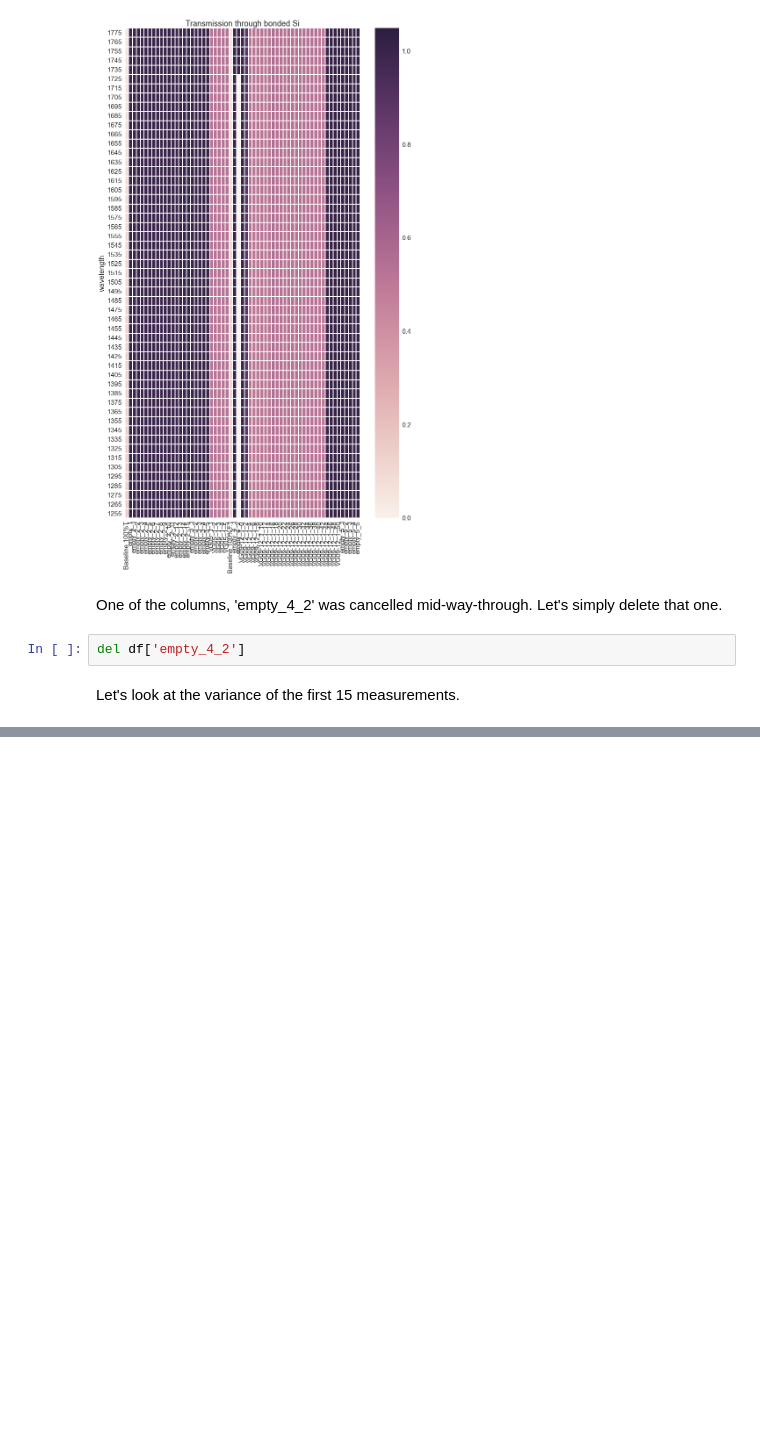
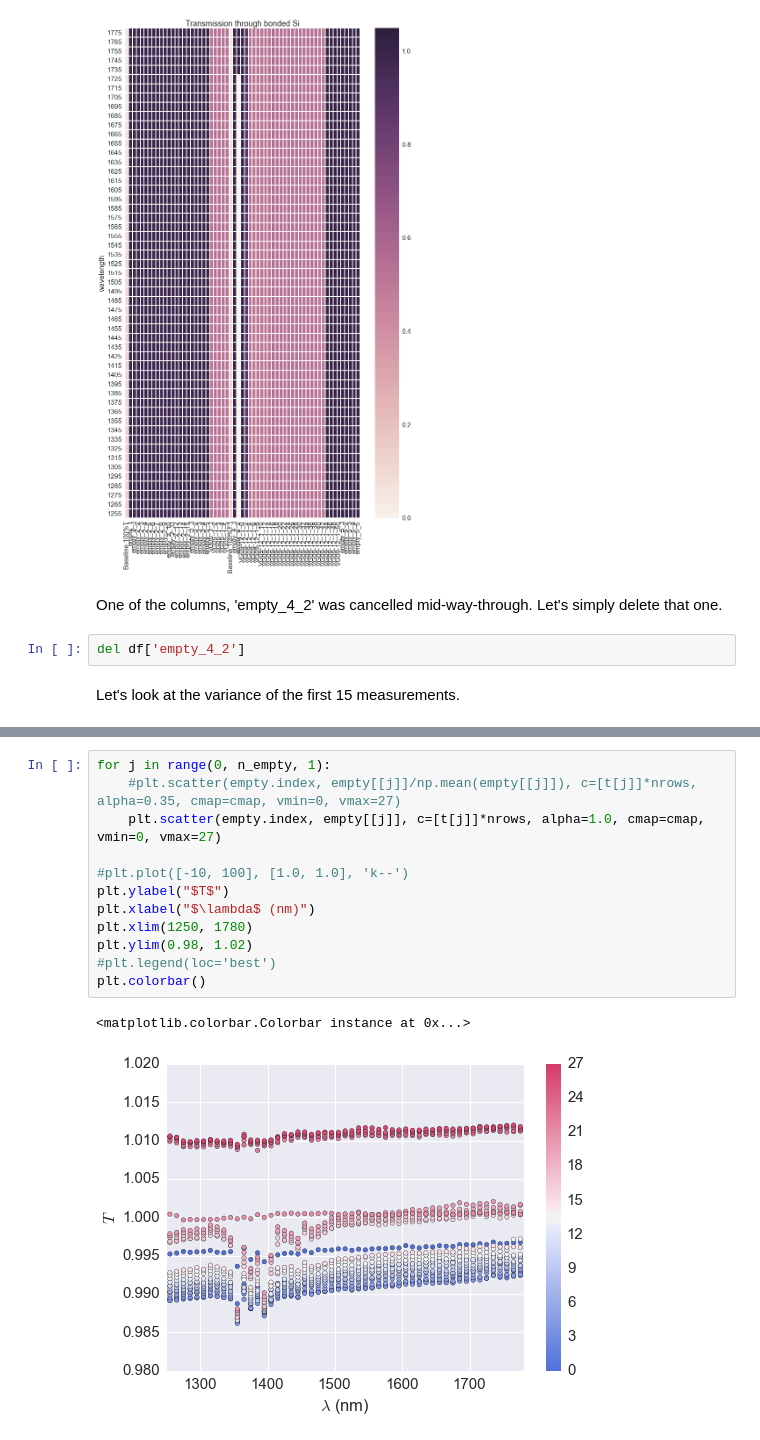
Before and after one commit to Echelle/AO_bonding_paper, a Jupyter notebook: notebooks/SiGaps_14-data2015.ipynb, the cells around one changed output, grey strips where cells are left out. Drawn from its saved outputs; the diff is of its cells as text; blank space fills up the shorter version.

```diff
--- a/notebooks/SiGaps_14-data2015.ipynb
+++ b/notebooks/SiGaps_14-data2015.ipynb
@@ -116,0 +140,15 @@ plt.legend(loc='best')
+# %%
+for j in range(0, n_empty, 1):
+    #plt.scatter(empty.index, empty[[j]]/np.mean(empty[[j]]), c=[t[j]]*nrows, alpha=0.35, cmap=cmap, vmin=0, vmax=27)
+    plt.scatter(empty.index, empty[[j]], c=[t[j]]*nrows, alpha=1.0, cmap=cmap, vmin=0, vmax=27)
+
+#plt.plot([-10, 100], [1.0, 1.0], 'k--')
+plt.ylabel("$T$")
+plt.xlabel("$\lambda$ (nm)")
+plt.xlim(1250, 1780)
+plt.ylim(0.98, 1.02)
+#plt.legend(loc='best')
+plt.colorbar()
+# %% [output]
+<matplotlib.colorbar.Colorbar instance at 0x...>
+[figure, added]
```
Also changed, not shown: parts of 19 cells of this notebook.
